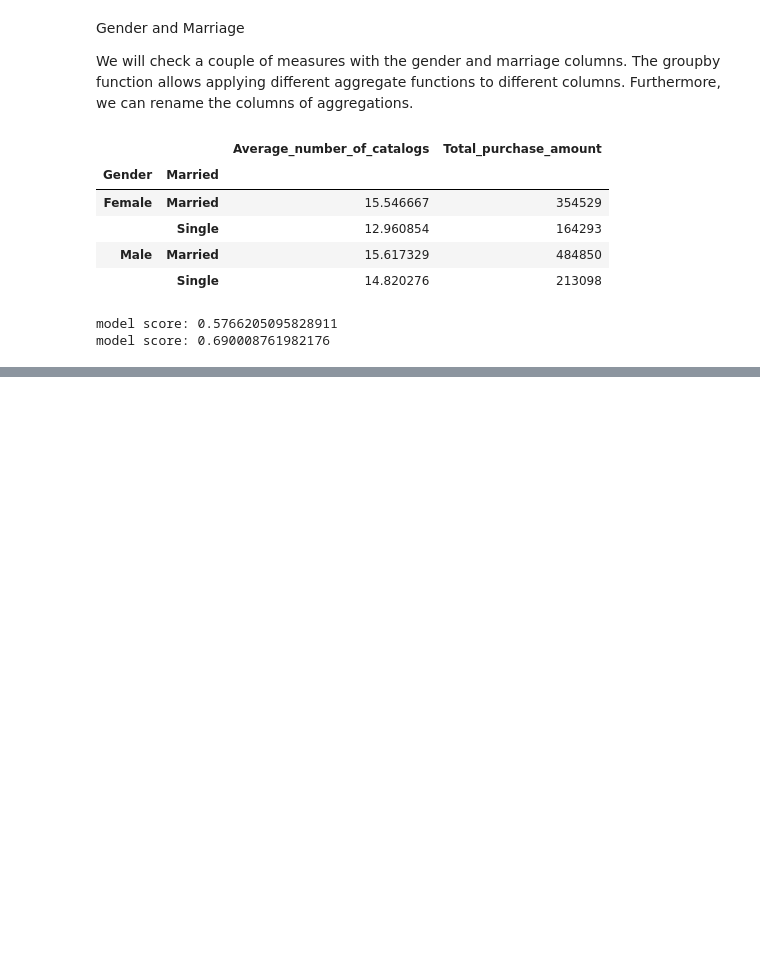
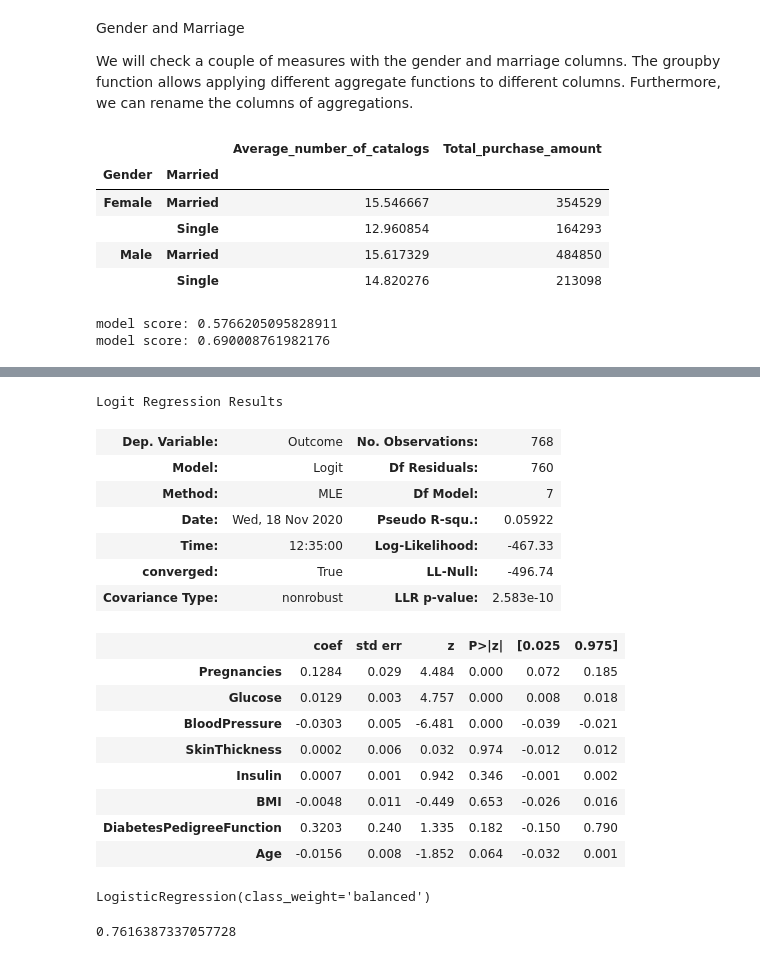
Before and after one commit to gonzalo71/TestGit, a Jupyter notebook: Eda_marketing.ipynb, the cells around one changed output, grey strips where cells are left out. Saved outputs shown, nothing was run; the diff lists cells and outputs as text; code cells hidden in the pictures; blank space fills up the shorter version.

```diff
--- a/Eda_marketing.ipynb
+++ b/Eda_marketing.ipynb
@@ -456,0 +480,3 @@ def prepocesado_num(X_train,y_train):
+# %%
+X = df.iloc[:,:-1]
+y = df["Outcome"]
@@ -456,0 +491,20 @@ def prepocesado_num(X_train,y_train):
+# %%
+result.summary()
+# %% [output]
+Logit Regression Results
+| Dep. Variable: | Outcome | No. Observations: | 768 |
+| Model: | Logit | Df Residuals: | 760 |
+| Method: | MLE | Df Model: | 7 |
+| Date: | Wed, 18 Nov 2020 | Pseudo R-squ.: | 0.05922 |
+| Time: | 12:35:00 | Log-Likelihood: | -467.33 |
+| converged: | True | LL-Null: | -496.74 |
+| Covariance Type: | nonrobust | LLR p-value: | 2.583e-10 |
+|  | coef | std err | z | P>|z| | [0.025 | 0.975] |
+| Pregnancies | 0.1284 | 0.029 | 4.484 | 0.000 | 0.072 | 0.185 |
+| Glucose | 0.0129 | 0.003 | 4.757 | 0.000 | 0.008 | 0.018 |
+| BloodPressure | -0.0303 | 0.005 | -6.481 | 0.000 | -0.039 | -0.021 |
+| SkinThickness | 0.0002 | 0.006 | 0.032 | 0.974 | -0.012 | 0.012 |
+| Insulin | 0.0007 | 0.001 | 0.942 | 0.346 | -0.001 | 0.002 |
+| BMI | -0.0048 | 0.011 | -0.449 | 0.653 | -0.026 | 0.016 |
+| DiabetesPedigreeFunction | 0.3203 | 0.240 | 1.335 | 0.182 | -0.150 | 0.790 |
+| Age | -0.0156 | 0.008 | -1.852 | 0.064 | -0.032 | 0.001 |
@@ -456,0 +516,11 @@ def prepocesado_num(X_train,y_train):
+# %%
+X_train, X_test, Y_train, Y_test = train_test_split(X,y, test_size=0.3, random_state=0)
+lm = linear_model.LogisticRegression(class_weight="balanced")
+lm.fit(X_train,Y_train)
+# %% [output]
+LogisticRegression(class_weight='balanced')
+# %%
+prediction = lm.predict(X_train)
+metrics.accuracy_score(Y_train,prediction)
+# %% [output]
+0.7616387337057728
```
Also changed, not shown: parts of 15 cells of this notebook, 1 other file.
